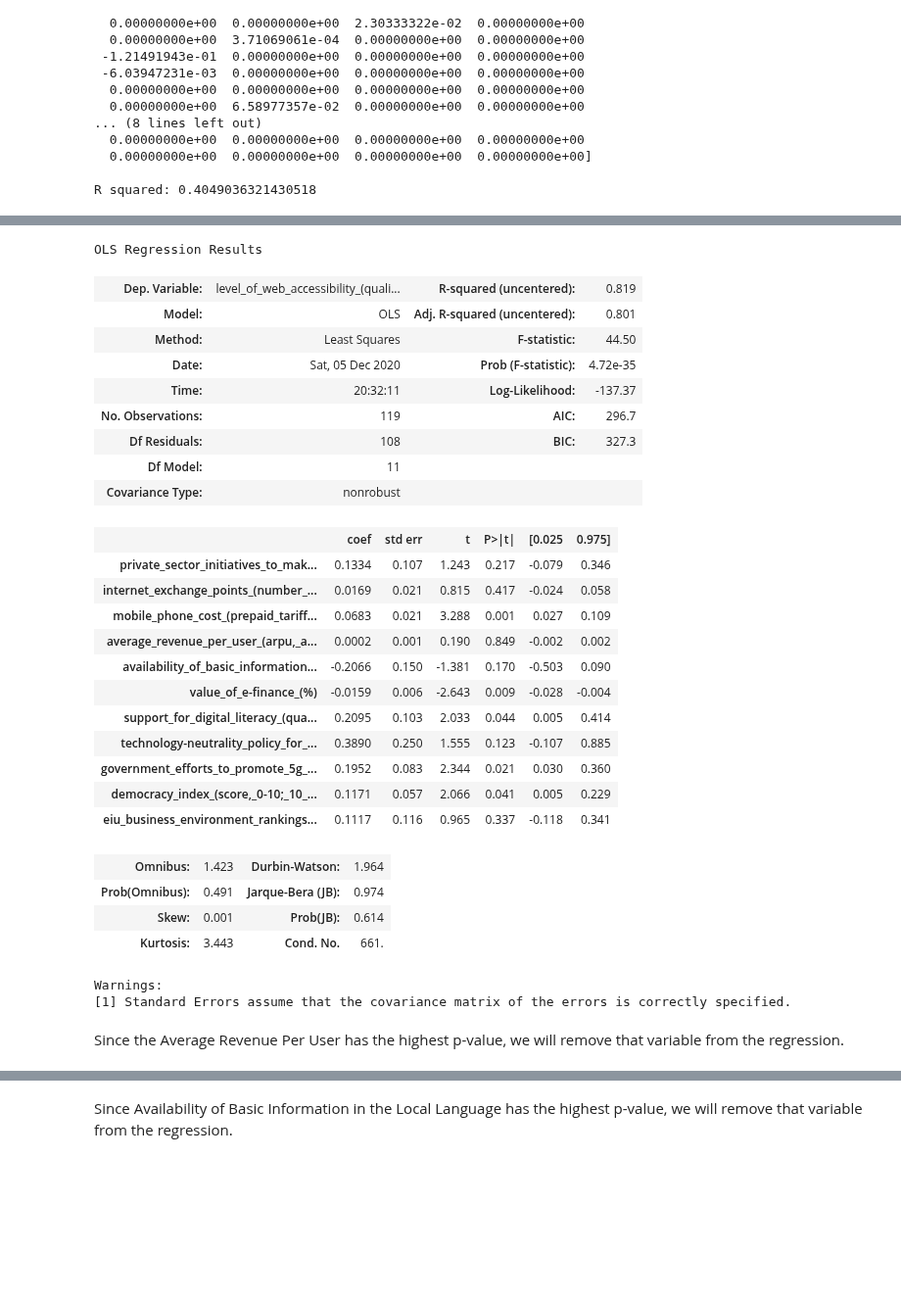
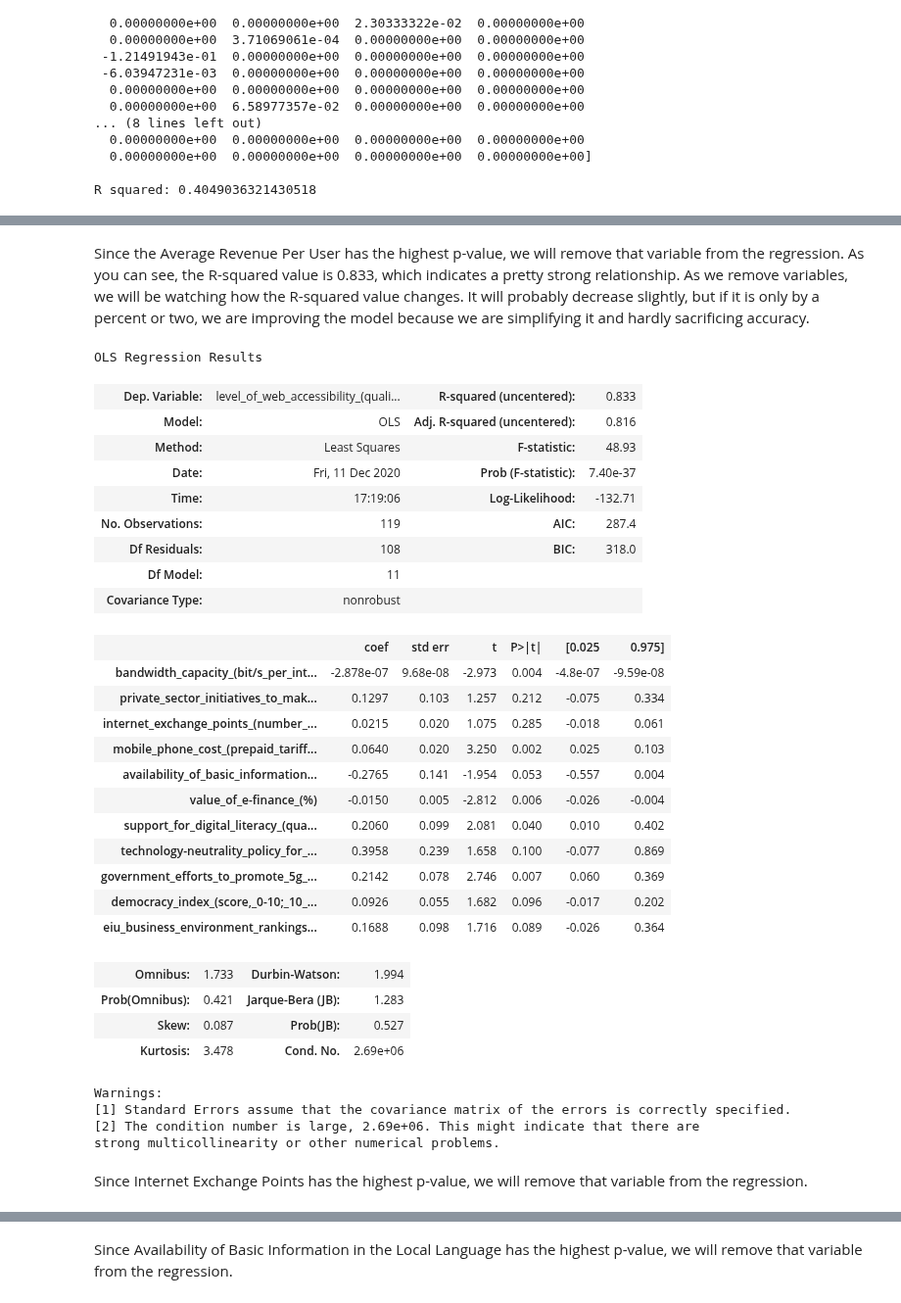
Before and after one commit to tklausner/info2950-project, a Jupyter notebook: Final_Report.ipynb, the cells around one changed output, grey strips where cells are left out. Shown at 98% size. Drawn from its saved outputs; the diff is of its cells as text; code cells hidden in the pictures; blank space fills up the shorter version.

```diff
--- a/Final_Report.ipynb
+++ b/Final_Report.ipynb
@@ -640,41 +641,45 @@ Warnings:
 [1] Standard Errors assume that the covariance matrix of the errors is correctly specified.
 [2] The condition number is large, 2.7e+06. This might indicate that there are
 strong multicollinearity or other numerical problems.
+# %% [markdown]
+Since the Average Revenue Per User has the highest p-value, we will remove that variable from the regression. As you can see, the R-squared value is 0.833, which indicates a pretty strong relationship. As we remove variables, we will be watching how the R-squared value changes. It will probably decrease slightly, but if it is only by a percent or two, we are improving the model because we are simplifying it and hardly sacrificing accuracy.
 # %%
 #Regression with 11 variables
-coefficients.remove('bandwidth_capacity_(bit/s_per_internet_user)')
+coefficients.remove('average_revenue_per_user_(arpu,_annualized)_(usd)')
 reg11 = sm.OLS(y, full_internet_data[coefficients]).fit()
 reg11.summary()
 # %% [output]
 OLS Regression Results
-| Dep. Variable: | level_of_web_accessibility_(quali... | R-squared (uncentered): | 0.819 |
-| Model: | OLS | Adj. R-squared (uncentered): | 0.801 |
-| Method: | Least Squares | F-statistic: | 44.50 |
-| Date: | Sat, 05 Dec 2020 | Prob (F-statistic): | 4.72e-35 |
-| Time: | 20:32:11 | Log-Likelihood: | -137.37 |
-| No. Observations: | 119 | AIC: | 296.7 |
-| Df Residuals: | 108 | BIC: | 327.3 |
+| Dep. Variable: | level_of_web_accessibility_(quali... | R-squared (uncentered): | 0.833 |
+| Model: | OLS | Adj. R-squared (uncentered): | 0.816 |
+| Method: | Least Squares | F-statistic: | 48.93 |
+| Date: | Fri, 11 Dec 2020 | Prob (F-statistic): | 7.40e-37 |
+| Time: | 17:19:06 | Log-Likelihood: | -132.71 |
+| No. Observations: | 119 | AIC: | 287.4 |
+| Df Residuals: | 108 | BIC: | 318.0 |
 | Df Model: | 11 |  |  |
 | Covariance Type: | nonrobust |  |  |
 |  | coef | std err | t | P>|t| | [0.025 | 0.975] |
-| private_sector_initiatives_to_mak... | 0.1334 | 0.107 | 1.243 | 0.217 | -0.079 | 0.346 |
-| internet_exchange_points_(number_... | 0.0169 | 0.021 | 0.815 | 0.417 | -0.024 | 0.058 |
-| mobile_phone_cost_(prepaid_tariff... | 0.0683 | 0.021 | 3.288 | 0.001 | 0.027 | 0.109 |
-| average_revenue_per_user_(arpu,_a... | 0.0002 | 0.001 | 0.190 | 0.849 | -0.002 | 0.002 |
-| availability_of_basic_information... | -0.2066 | 0.150 | -1.381 | 0.170 | -0.503 | 0.090 |
-| value_of_e-finance_(%) | -0.0159 | 0.006 | -2.643 | 0.009 | -0.028 | -0.004 |
-| support_for_digital_literacy_(qua... | 0.2095 | 0.103 | 2.033 | 0.044 | 0.005 | 0.414 |
-| technology-neutrality_policy_for_... | 0.3890 | 0.250 | 1.555 | 0.123 | -0.107 | 0.885 |
-| government_efforts_to_promote_5g_... | 0.1952 | 0.083 | 2.344 | 0.021 | 0.030 | 0.360 |
-| democracy_index_(score,_0-10;_10_... | 0.1171 | 0.057 | 2.066 | 0.041 | 0.005 | 0.229 |
-| eiu_business_environment_rankings... | 0.1117 | 0.116 | 0.965 | 0.337 | -0.118 | 0.341 |
+| bandwidth_capacity_(bit/s_per_int... | -2.878e-07 | 9.68e-08 | -2.973 | 0.004 | -4.8e-07 | -9.59e-08 |
+| private_sector_initiatives_to_mak... | 0.1297 | 0.103 | 1.257 | 0.212 | -0.075 | 0.334 |
+| internet_exchange_points_(number_... | 0.0215 | 0.020 | 1.075 | 0.285 | -0.018 | 0.061 |
+| mobile_phone_cost_(prepaid_tariff... | 0.0640 | 0.020 | 3.250 | 0.002 | 0.025 | 0.103 |
+| availability_of_basic_information... | -0.2765 | 0.141 | -1.954 | 0.053 | -0.557 | 0.004 |
+| value_of_e-finance_(%) | -0.0150 | 0.005 | -2.812 | 0.006 | -0.026 | -0.004 |
+| support_for_digital_literacy_(qua... | 0.2060 | 0.099 | 2.081 | 0.040 | 0.010 | 0.402 |
+| technology-neutrality_policy_for_... | 0.3958 | 0.239 | 1.658 | 0.100 | -0.077 | 0.869 |
+| government_efforts_to_promote_5g_... | 0.2142 | 0.078 | 2.746 | 0.007 | 0.060 | 0.369 |
+| democracy_index_(score,_0-10;_10_... | 0.0926 | 0.055 | 1.682 | 0.096 | -0.017 | 0.202 |
+| eiu_business_environment_rankings... | 0.1688 | 0.098 | 1.716 | 0.089 | -0.026 | 0.364 |
-| Omnibus: | 1.423 | Durbin-Watson: | 1.964 |
-| Prob(Omnibus): | 0.491 | Jarque-Bera (JB): | 0.974 |
-| Skew: | 0.001 | Prob(JB): | 0.614 |
-| Kurtosis: | 3.443 | Cond. No. | 661. |
+| Omnibus: | 1.733 | Durbin-Watson: | 1.994 |
+| Prob(Omnibus): | 0.421 | Jarque-Bera (JB): | 1.283 |
+| Skew: | 0.087 | Prob(JB): | 0.527 |
+| Kurtosis: | 3.478 | Cond. No. | 2.69e+06 |
 Warnings:
 [1] Standard Errors assume that the covariance matrix of the errors is correctly specified.
+[2] The condition number is large, 2.69e+06. This might indicate that there are
+strong multicollinearity or other numerical problems.
 # %% [markdown]
-Since the Average Revenue Per User has the highest p-value, we will remove that variable from the regression.
+Since Internet Exchange Points has the highest p-value, we will remove that variable from the regression.
 # %%
 #Regression with 10 variables
```
Also changed, not shown: parts of 24 cells of this notebook.
